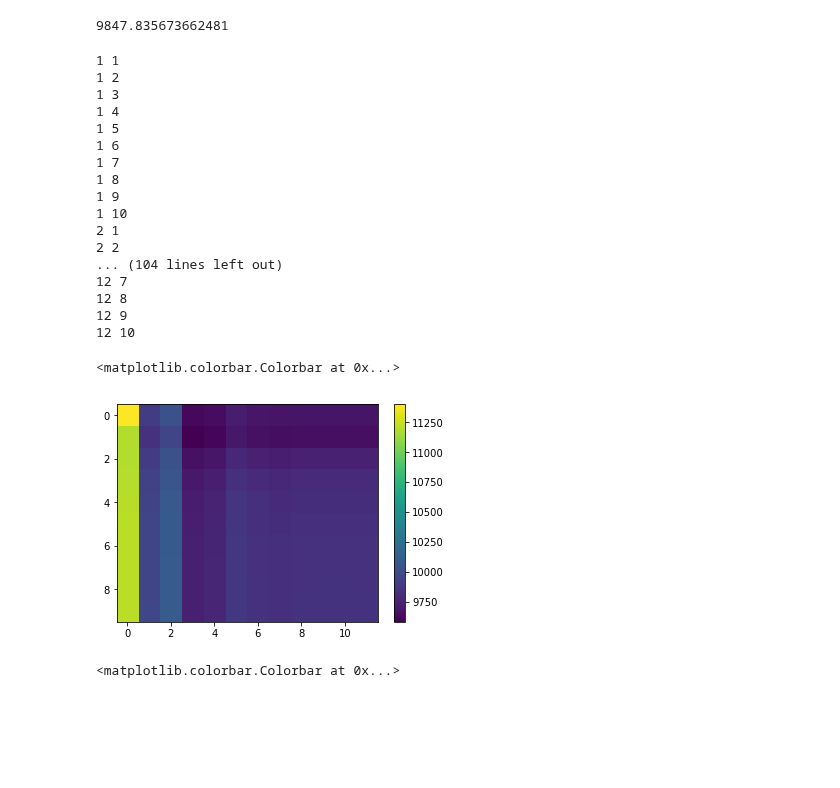
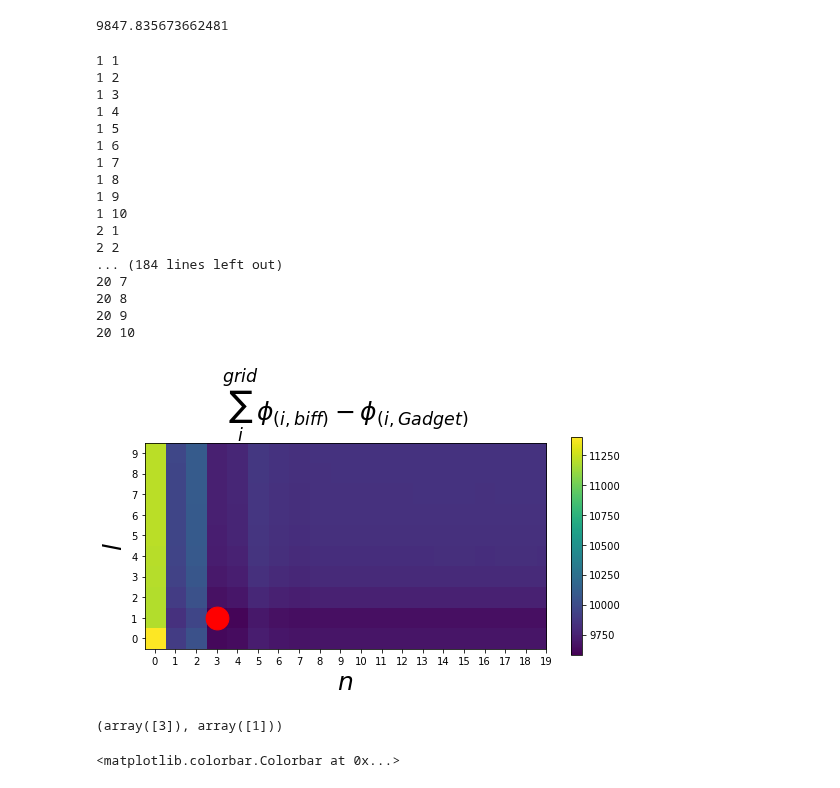
Before and after one commit to jngaravitoc/LMC-MW, a Jupyter notebook: code/SCF/potential_accuaracy.ipynb, the cells around one changed output. Cells and saved outputs as stored; diff of their text form; code cells hidden in the pictures; blank space fills up the shorter version.

Commit message:
imshow plot

```diff
--- a/code/SCF/potential_accuaracy.ipynb
+++ b/code/SCF/potential_accuaracy.ipynb
@@ -87,8 +87,8 @@ def dif_potentials(pos, mass, nbody_pot, nmax, lmax, r_s):
     dif_pot = np.abs(np.abs(nbody_pot) - np.abs(pot_biff))/np.abs(nbody_pot)
     return sum(dif_pot)
 # %%
-dif_pots = np.zeros((12, 10))
-for i in range(1,13):
+dif_pots = np.zeros((20, 10))
+for i in range(1,21):
     for j in range(1,11):
         dif_pots[i-1][j-1] = dif_potentials(pos_centered, mass_LMC, pot_LMC, i, j, 3)
         print(i,j)
@@ -105,17 +105,30 @@ for i in range(1,13):
 1 10
 2 1
 2 2
-... (104 lines left out)
-12 7
-12 8
-12 9
-12 10
+... (184 lines left out)
+20 7
+20 8
+20 9
+20 10
-# %%
-imshow(dif_pots.T)
-colorbar()
-# %% [output]
-<matplotlib.colorbar.Colorbar at 0x...>
-[figure, removed]
+# %%
+figure(figsize=(9,4))
+imshow(dif_pots.T, origin='lower')
+colorbar()
+xlim(-0.5, 19)
+plt.xticks((arange(0, 20)))
+plt.yticks((arange(0, 10)))
+xlabel('$n$', fontsize=25)
+ylabel('$l$', fontsize=25)
+scatter(3, 1, s=520, c='r', facecolor=None)
+title('$\sum_i^{grid} \phi_{(i,biff)} - \phi_{(i,Gadget)}$', fontsize=25,  y=1.08)
+savefig('potential_dif_Ncoeff_dep.pdf', dpi=300, bbox_inches='tight')
+# %% [output]
+[figure, added]
+# %%
+min_pot = where(dif_pots<9600)
+min_pot
+# %% [output]
+(array([3]), array([1]))
 # %%
 figure(figsize=(16,4))
 
```
